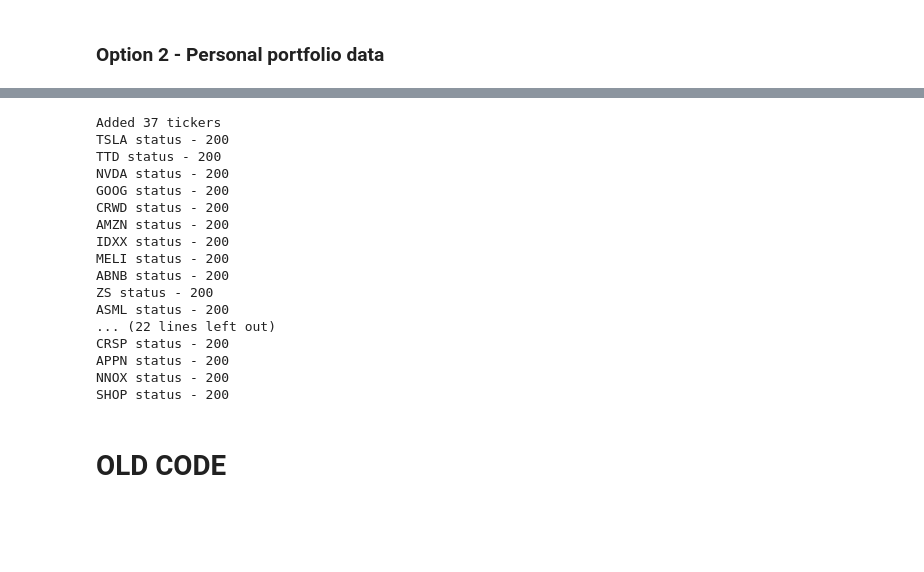
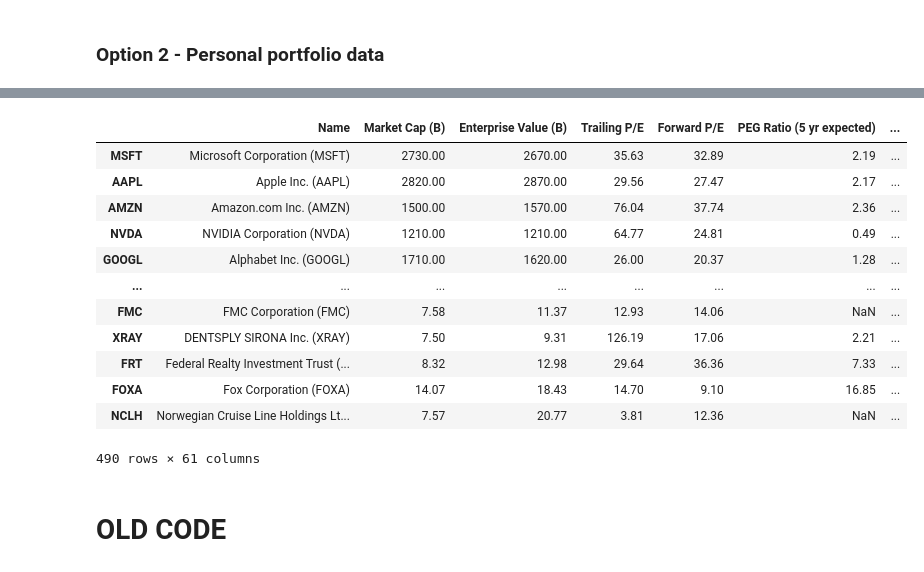
Before and after one commit to sienlonglim/financial_analysis_forecasting, a Jupyter notebook: p2_yahoo_stats_scrapper.ipynb, the cells around one changed output, grey strips where cells are left out. Saved outputs shown, nothing was run; the diff lists cells and outputs as text; code cells hidden in the pictures; blank space fills up the shorter version.

```diff
--- a/p2_yahoo_stats_scrapper.ipynb
+++ b/p2_yahoo_stats_scrapper.ipynb
@@ -44,22 +40,5 @@ tickers = input_tickers['Tickers'].tolist()
 # %%
-scrapper = YfScrapper()
+input_tickers = pd.read_csv('portfolio_tickers.csv') #input file with a list of portfolio tickers
+tickers = input_tickers['Tickers'].tolist()
 scrapper.add_tickers(tickers)
 scrapper.get_ticker_stats('all', clean_df=True)
-# %% [output]
-Added 37 tickers
-TSLA status - 200
-TTD status - 200
-NVDA status - 200
-GOOG status - 200
-CRWD status - 200
-AMZN status - 200
-IDXX status - 200
-MELI status - 200
-ABNB status - 200
-ZS status - 200
-ASML status - 200
-... (22 lines left out)
-CRSP status - 200
-APPN status - 200
-NNOX status - 200
-SHOP status - 200
@@ -66,5 +47,20 @@ SHOP status - 200
 # %%
-final_df = scrapper.combine_data()
+final_df = scrapper.compile_data_to_df()
+final_df
+# %% [output]
+|  | Name | Market Cap (B) | Enterprise Value (B) | Trailing P/E | Forward P/E | PEG Ratio (5 yr expected) | ... |
+| MSFT | Microsoft Corporation (MSFT) | 2730.00 | 2670.00 | 35.63 | 32.89 | 2.19 | ... |
+| AAPL | Apple Inc. (AAPL) | 2820.00 | 2870.00 | 29.56 | 27.47 | 2.17 | ... |
+| AMZN | Amazon.com Inc. (AMZN) | 1500.00 | 1570.00 | 76.04 | 37.74 | 2.36 | ... |
+| NVDA | NVIDIA Corporation (NVDA) | 1210.00 | 1210.00 | 64.77 | 24.81 | 0.49 | ... |
+| GOOGL | Alphabet Inc. (GOOGL) | 1710.00 | 1620.00 | 26.00 | 20.37 | 1.28 | ... |
+| ... | ... | ... | ... | ... | ... | ... | ... |
+| FMC | FMC Corporation (FMC) | 7.58 | 11.37 | 12.93 | 14.06 | NaN | ... |
+| XRAY | DENTSPLY SIRONA Inc. (XRAY) | 7.50 | 9.31 | 126.19 | 17.06 | 2.21 | ... |
+| FRT | Federal Realty Investment Trust (... | 8.32 | 12.98 | 29.64 | 36.36 | 7.33 | ... |
+| FOXA | Fox Corporation (FOXA) | 14.07 | 18.43 | 14.70 | 9.10 | 16.85 | ... |
+| NCLH | Norwegian Cruise Line Holdings Lt... | 7.57 | 20.77 | 3.81 | 12.36 | NaN | ... |
+490 rows × 61 columns
 # %% [markdown]
 # OLD CODE
 # %%
```
Also changed, not shown: parts of 5 cells of this notebook, 3 other files.
